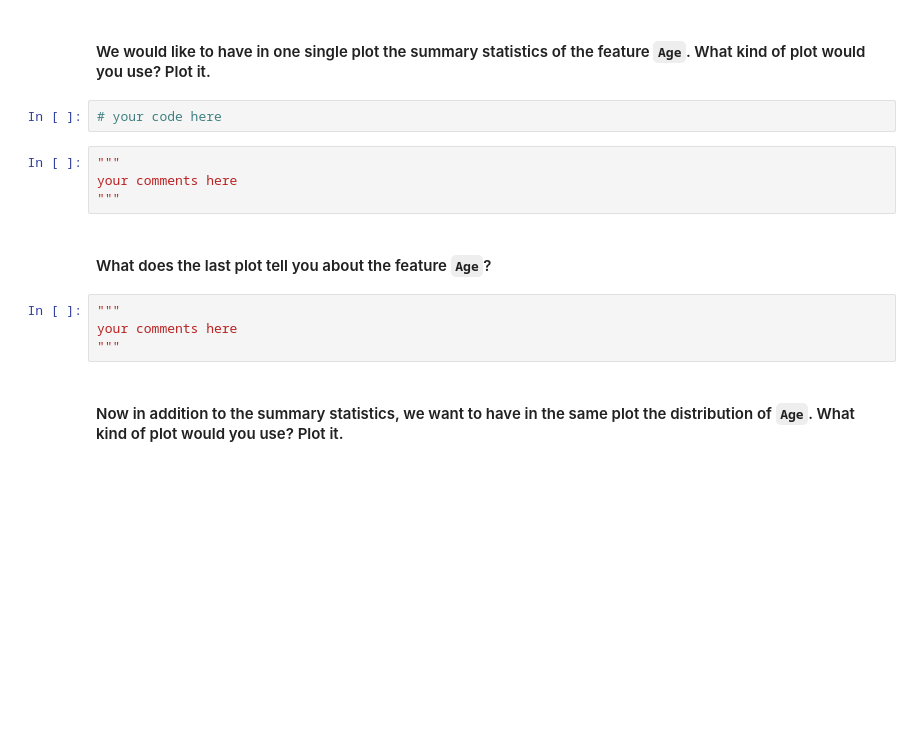
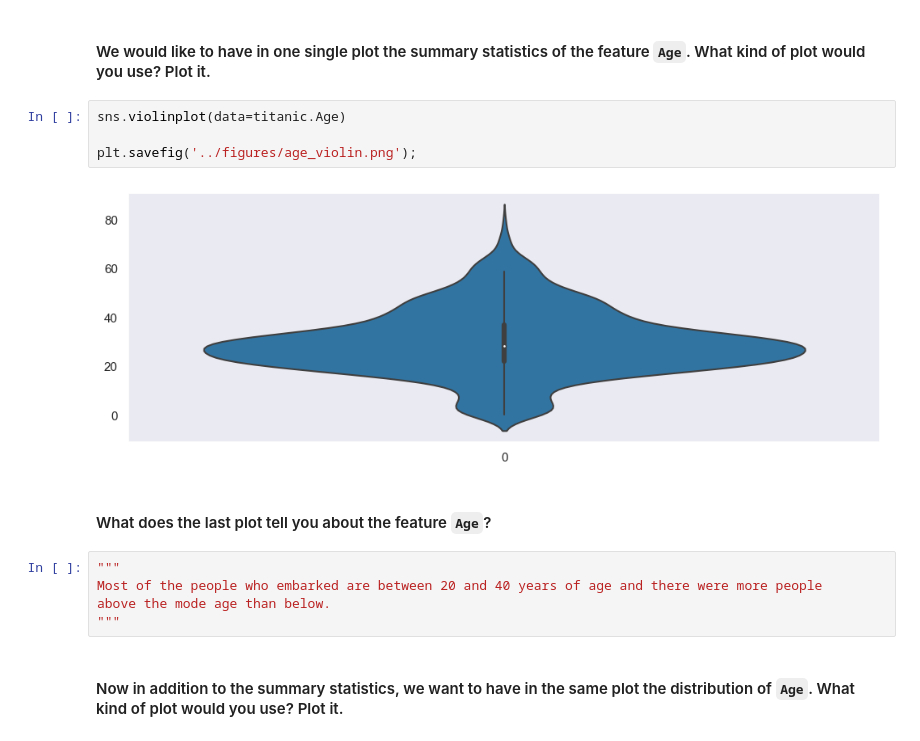
Before and after one commit to Ironhack-Data-Madrid-Octubre-2023/5.2-lab_matplotlib_seaborn, a Jupyter notebook: your-code/main.ipynb, the cells around one changed output. Drawn from its saved outputs; the diff is of its cells as text; blank space fills up the shorter version.

```diff
--- a/your-code/main.ipynb
+++ b/your-code/main.ipynb
@@ -240,17 +238,18 @@ plt.axis('equal')
 # %% [markdown]
 #### We would like to have in one single plot the summary statistics of the feature `Age`. What kind of plot would you use? Plot it.
-# %%
-# your code here
-# %%
-"""
-your comments here
-"""
+# %%
+sns.violinplot(data=titanic.Age)
+
+plt.savefig('../figures/age_violin.png');
+# %% [output]
+[figure, added]
 # %% [markdown]
 #### What does the last plot tell you about the feature `Age`?
-# %%
-"""
-your comments here
-"""
+# %%
+"""
+Most of the people who embarked are between 20 and 40 years of age and there were more people
+above the mode age than below.
+"""
 # %% [markdown]
 #### Now in addition to the summary statistics, we want to have in the same plot the distribution of `Age`. What kind of plot would you use? Plot it.
 # %%
```
Also changed, not shown: parts of 1 cell of this notebook, 1 other file.
